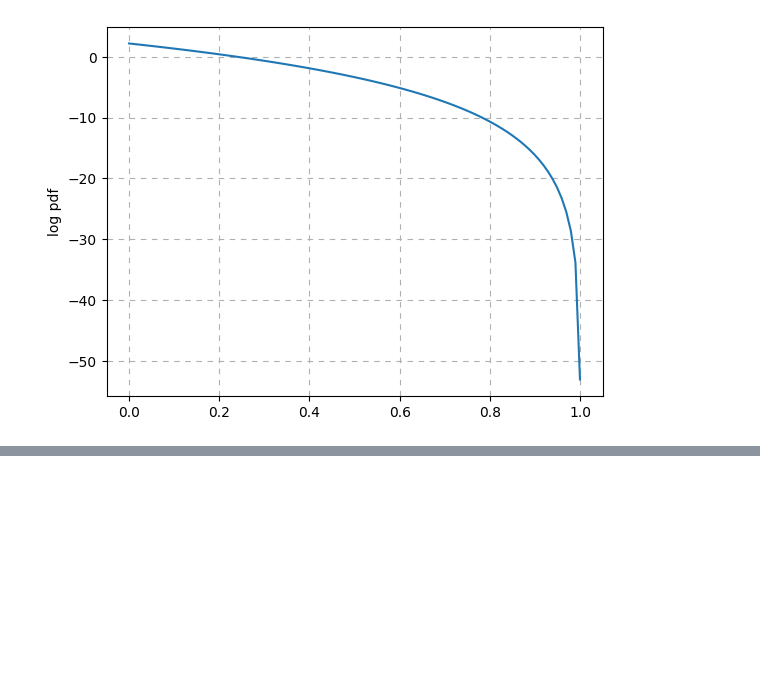
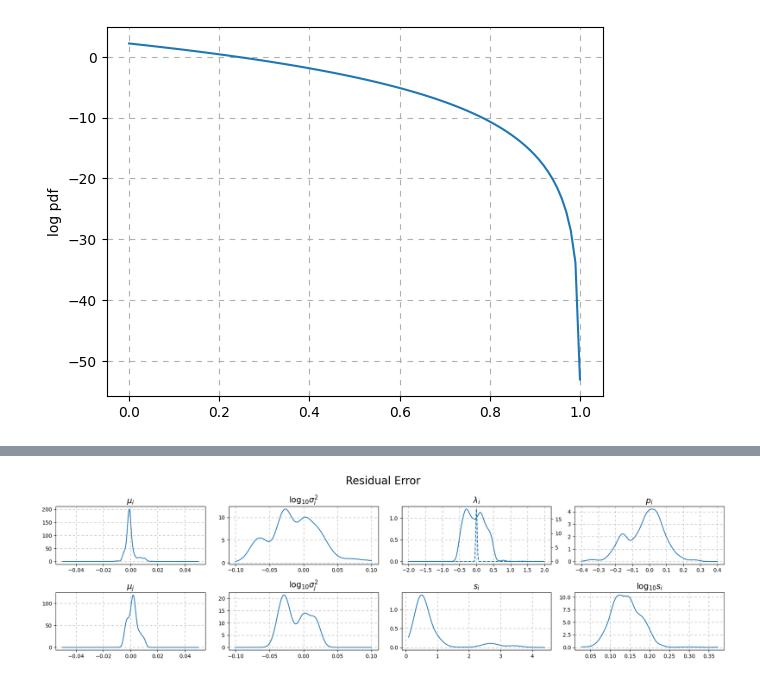
Before and after one commit to jordan-wei-taylor/dummy-jump-diffusion, a Jupyter notebook: jupyter.ipynb, the cells around one changed output, grey strips where cells are left out. Drawn from its saved outputs; the diff is of its cells as text; code cells hidden in the pictures; blank space fills up the shorter version.

Commit message:
added residuals

```diff
--- a/jupyter.ipynb
+++ b/jupyter.ipynb
@@ -462,20 +468 @@ mcmc average |       +3.1842e+03 |       +3.1957e+03 |       -1.1475e+01
 ground truth |       +3.1688e+03 |       +3.1796e+03 |       -1.0800e+01
-# %%
-i = 3
-
-r = i % c
-if r == 0:
-    a, b = -1e-2, 1e-1
-elif r == 1:
-    a, b = -4, -0.5
-elif r == 2:
-    a, b = 1, 10
-elif r == 3:
-    a, b = 0.01, 0.99
-
-x = np.linspace(a, b, 500)
-y = stats.gaussian_kde(samples[:,i])(x)
-
-plt.plot(x, y)
-
-plt.vlines(log_space[i], 0, y.max(), colors = 'k', alpha = 0.6, ls = '--')
@@ -526,0 +469,69 @@ array([0.        , 0.        , 0.12195122, 0.        , 0.        ,
+# %%
+fig, ax = plt.subplots(2, 4, figsize = (18, 5))
+
+titles  = [r'$\mu_i$', r'$\log_{10} \sigma_i^2$', r'$\lambda_i$', r'$p_i$', '$\mu_j$', '$\log_{10} \sigma_j^2$']
+
+for k in range(c * 2):
+
+    i, j = divmod(k, c)
+
+    if i:
+
+        s = samples[:,j]
+        t = log_space[j]
+
+    else:
+
+        s = samples[:,j:-2:c]
+        t = log_space[j:-2:c]
+
+    if j == 0:
+        a, b = -0.05, 0.05
+    elif j == 1:
+        a, b = -0.1, 0.1
+    elif j == 2:
+        a, b = -2, 2
+    elif j == 3:
+        a, b = -0.4, 0.4
+
+    ax[i,j].grid(ls = (0, (5, 5)))
+
+    if k >= len(titles):
+        continue
+
+    ax[i,j].set_title(titles[k], size = 15)
+
+    x = np.linspace(a, b, 500)
+    y = stats.gaussian_kde((s - t).flatten())(x)
+
+    ax[i,j].plot(x, y)
+
+    if j == 2:
+        s = np.floor(s + 0.5)
+        y = stats.gaussian_kde((s - t).flatten())(x)
+        ax[i,j].twinx().plot(x, y, '--')
+
+for i in range(2):
+    ax[i,1].set_xticks(np.arange(-0.1, 0.11, 0.05))
+
+# compute residual price index relative to the start of the jump period
+move   = samples[:,0:-2:c] + 10 ** samples[:,1:-2:c] / 2 + samples[:,3:-2:c] * (samples[:,-2] + 10 ** samples[:,-1] / 2).reshape(-1, 1)
+hatl   = move * np.floor(samples[:,2:-2:c] + 0.5)
+hat    = np.exp(hatl)
+target = index[(np.arange(len(index)), start + nt)] / index[:,start]
+delta  = (hat - target).flatten()
+logr   = np.log10(hat / target).flatten()
+
+xd     = np.linspace(delta.min(), delta.max(), 500)
+xl     = np.linspace(logr.min(), logr.max(), 500)
+
+ax[1,2].plot(xd, stats.gaussian_kde(delta)(xd))
+ax[1,3].plot(xl, stats.gaussian_kde(logr)(xl))
+
+ax[1,2].set_title(r'$s_i$', size = 15)
+ax[1,3].set_title(r'$\log_{10} s_i$', size = 15)
+
+plt.suptitle('Residual Error', size = 20)
+plt.tight_layout()
+# %% [output]
+[figure, added]
```
Also changed, not shown: parts of 10 cells of this notebook.
